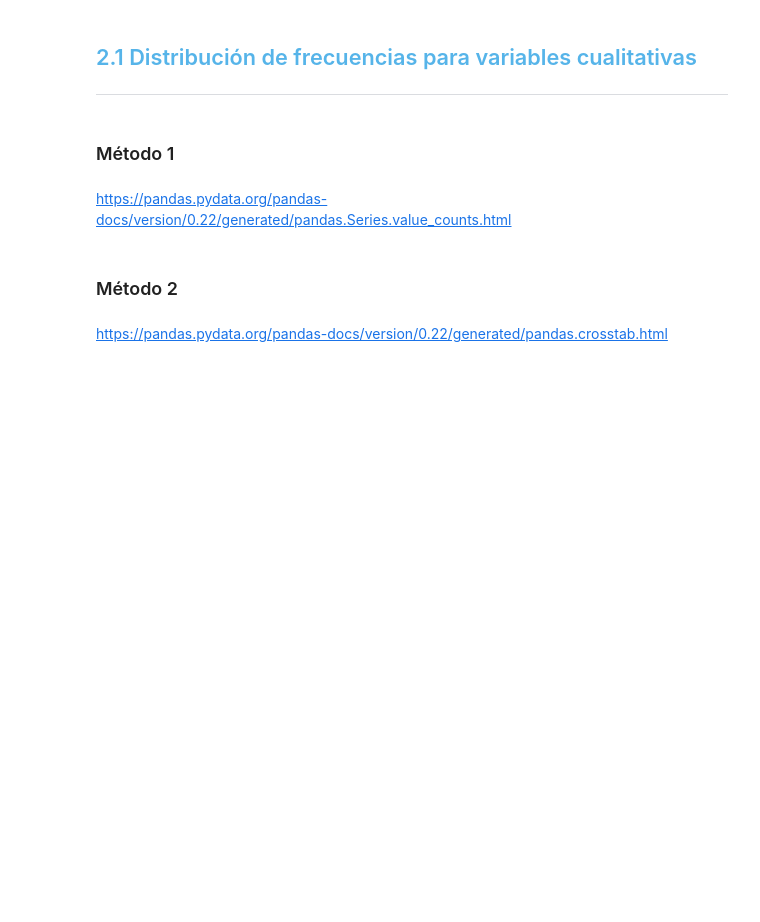
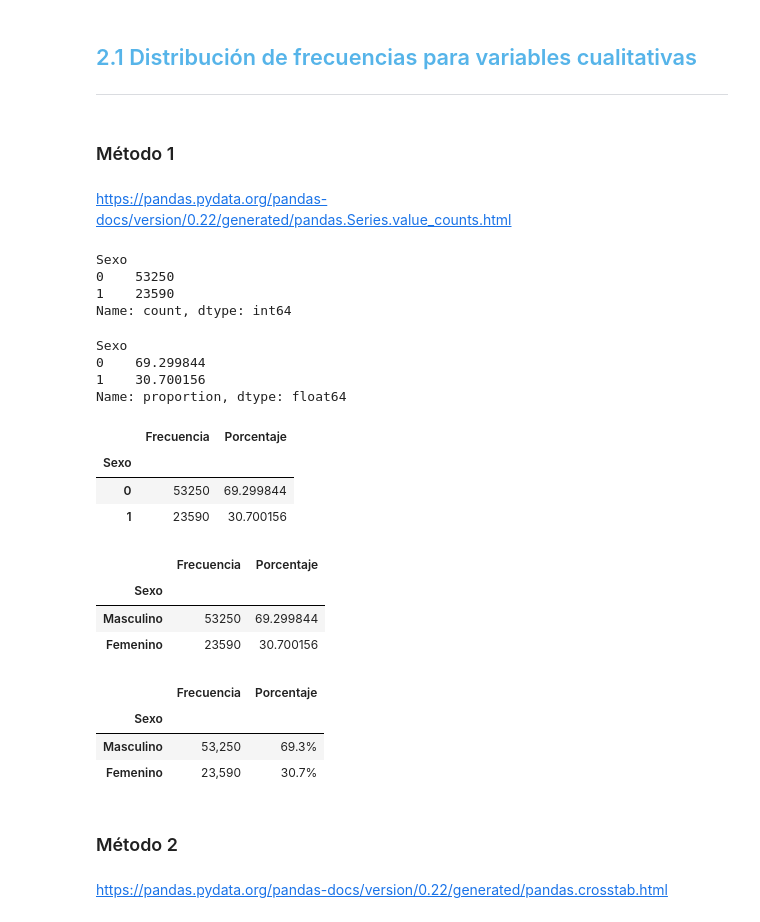
Before and after one commit to mikeismerio/estadistica_python, a Jupyter notebook: Curso_de_Estadística_con_Python_1.ipynb, the cells around one changed output. Cells and saved outputs as stored; diff of their text form; code cells hidden in the pictures; blank space fills up the shorter version.

```diff
--- a/Curso_de_Estadística_con_Python_1.ipynb
+++ b/Curso_de_Estadística_con_Python_1.ipynb
@@ -176,6 +206,53 @@ El primer paso en un análisis es conocer el comportamiento de las variables inv
 ### Método 1
 # %% [markdown]
 https://pandas.pydata.org/pandas-docs/version/0.22/generated/pandas.Series.value_counts.html
+# %%
+datos.Sexo.value_counts()
+# %% [output]
+Sexo
+0    53250
+1    23590
+Name: count, dtype: int64
+# %%
+datos.Sexo.value_counts(normalize=True)*100
+# %% [output]
+Sexo
+0    69.299844
+1    30.700156
+Name: proportion, dtype: float64
+# %%
+frecuencia_sexo = datos.Sexo.value_counts()
+porcentaje_sexo = datos.Sexo.value_counts(normalize=True)*100
+# %%
+distribucion_de_frecuencua_cualitativa_sexo = pd.DataFrame({'Frecuencia': frecuencia_sexo, 'Porcentaje': porcentaje_sexo})
+# %%
+distribucion_de_frecuencua_cualitativa_sexo
+# %% [output]
+|  | Frecuencia | Porcentaje |
+| Sexo |  |  |
+| 0 | 53250 | 69.299844 |
+| 1 | 23590 | 30.700156 |
+# %%
+distribucion_de_frecuencua_cualitativa_sexo.rename(index={0: 'Masculino', 1: 'Femenino'}, inplace=True)
+
+# Volver a mostrar la tabla
+distribucion_de_frecuencua_cualitativa_sexo
+# %% [output]
+|  | Frecuencia | Porcentaje |
+| Sexo |  |  |
+| Masculino | 53250 | 69.299844 |
+| Femenino | 23590 | 30.700156 |
+# %%
+# Aplicar formato visual
+distribucion_de_frecuencua_cualitativa_sexo.style.format({
+    'Frecuencia': '{:,.0f}',       # Separador de miles, sin decimales
+    'Porcentaje': '{:.1f}%'    # 1 decimal y signo %
+})
+# %% [output]
+|  | Frecuencia | Porcentaje |
+| Sexo |  |  |
+| Masculino | 53,250 | 69.3% |
+| Femenino | 23,590 | 30.7% |
 # %% [markdown]
 ### Método 2
 # %% [markdown]
```
Also changed, not shown: parts of 13 cells of this notebook, 2 other files.
